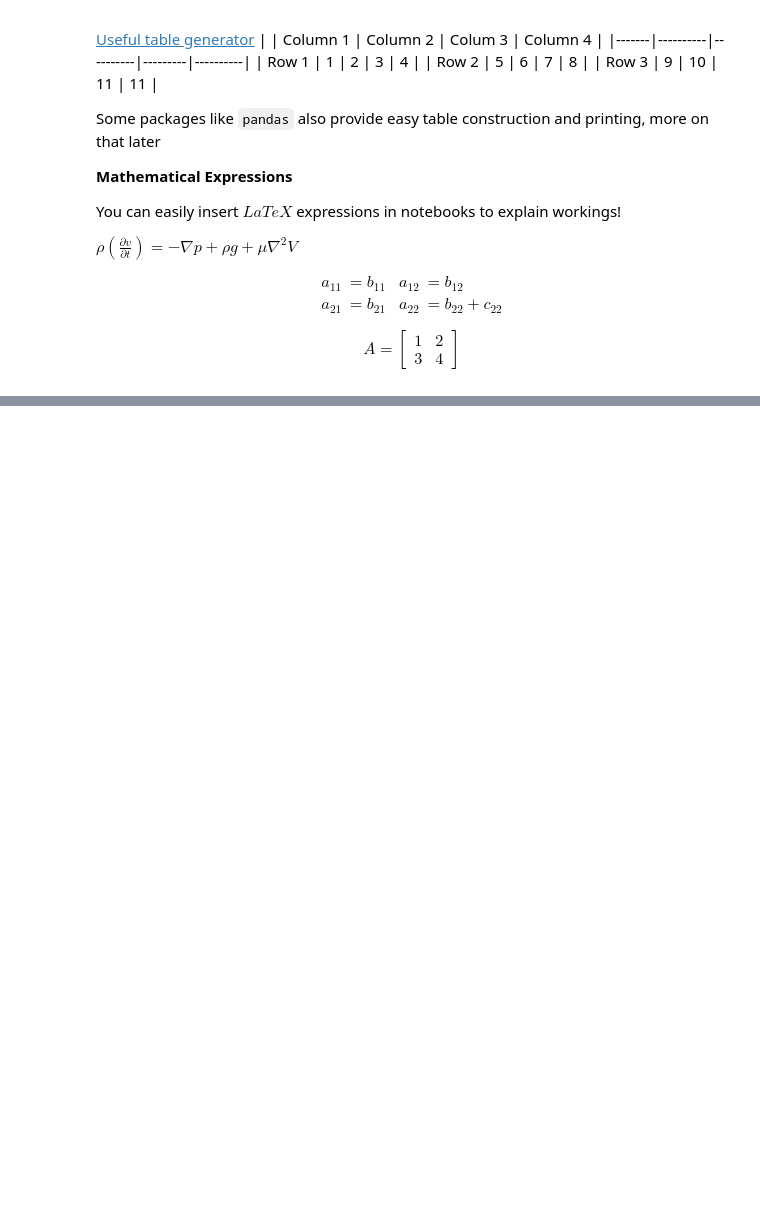
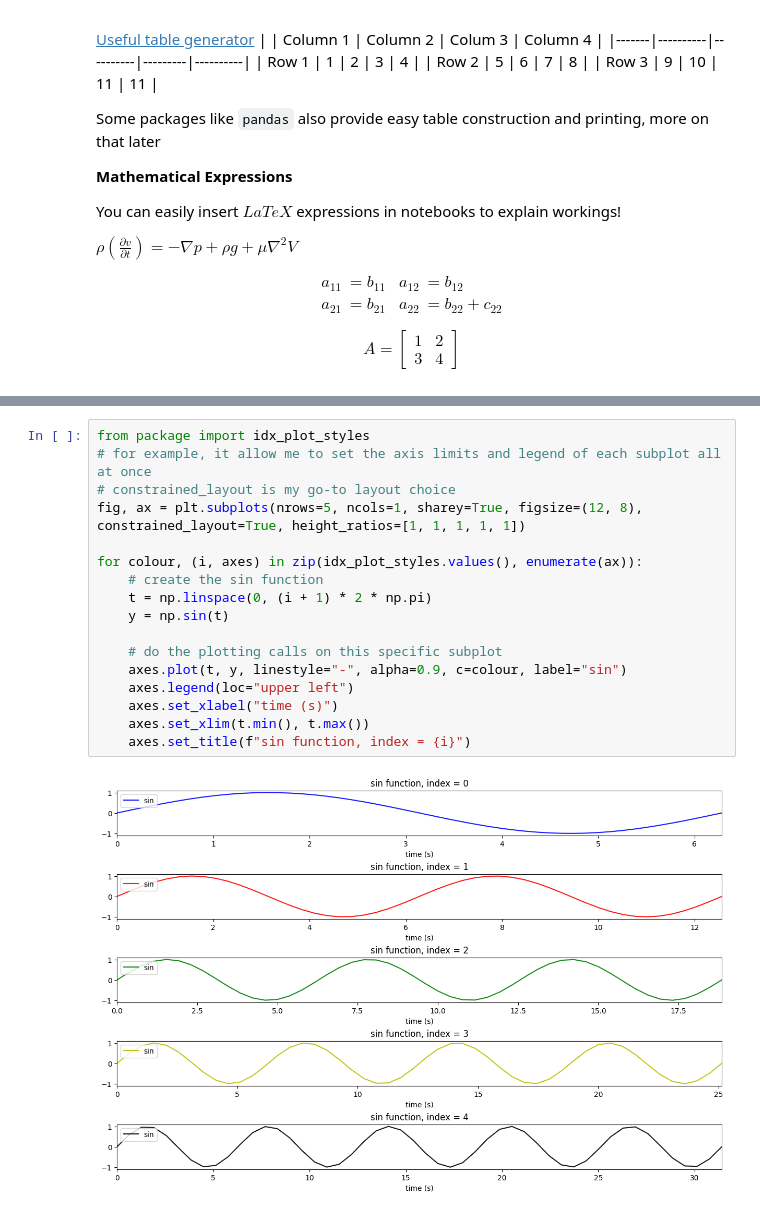
Before and after one commit to yhc97/python-workshops, a Jupyter notebook: python_workshop.ipynb, the cells around one changed output, grey strips where cells are left out. Saved outputs shown, nothing was run; the diff lists cells and outputs as text; blank space fills up the shorter version.

```diff
--- a/python_workshop.ipynb
+++ b/python_workshop.ipynb
@@ -198,0 +512,19 @@ import scipy.signal as signal  # signal processing
+# %%
+from package import idx_plot_styles
+# for example, it allow me to set the axis limits and legend of each subplot all at once
+# constrained_layout is my go-to layout choice
+fig, ax = plt.subplots(nrows=5, ncols=1, sharey=True, figsize=(12, 8), constrained_layout=True, height_ratios=[1, 1, 1, 1, 1])
+
+for colour, (i, axes) in zip(idx_plot_styles.values(), enumerate(ax)):
+    # create the sin function
+    t = np.linspace(0, (i + 1) * 2 * np.pi)
+    y = np.sin(t)
+
+    # do the plotting calls on this specific subplot
+    axes.plot(t, y, linestyle="-", alpha=0.9, c=colour, label="sin")
+    axes.legend(loc="upper left")
+    axes.set_xlabel("time (s)")
+    axes.set_xlim(t.min(), t.max())
+    axes.set_title(f"sin function, index = {i}")
+# %% [output]
+[figure, added]
```
Also changed, not shown: parts of 62 cells of this notebook, 5 other files.
